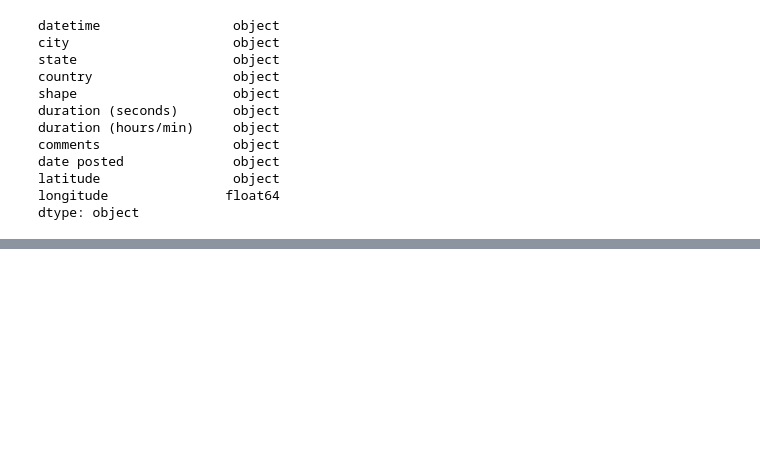
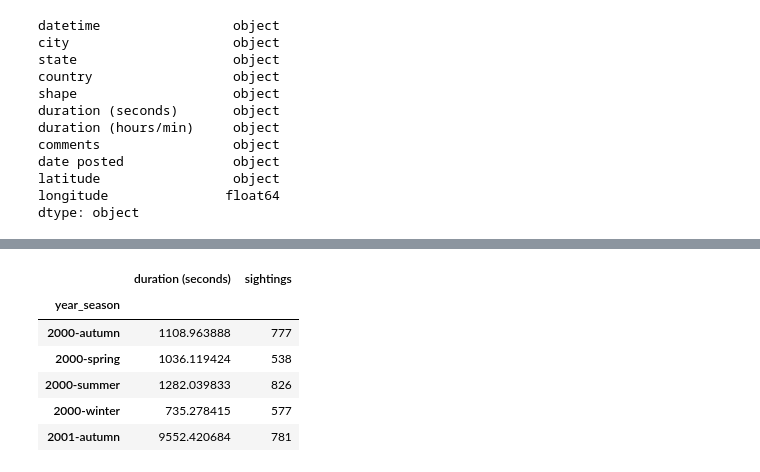
Before and after one commit to JPDZ67/alien, a Jupyter notebook: notebooks/JPDZ67_time_series.ipynb, the cells around one changed output, grey strips where cells are left out. Cells and saved outputs as stored; diff of their text form; code cells hidden in the pictures; blank space fills up the shorter version.

```diff
--- a/notebooks/JPDZ67_time_series.ipynb
+++ b/notebooks/JPDZ67_time_series.ipynb
@@ -87,0 +123,11 @@ Name: datetime, dtype: float64
+# %%
+data_stats_by_month_ = data_.groupby(by=['year_season']).agg({'duration (seconds)': 'mean', 'shape': 'count'})
+data_stats_by_month_.rename(columns={'shape':'sightings'},inplace=True); data_stats_by_month_.head()
+# %% [output]
+|  | duration (seconds) | sightings |
+| year_season |  |  |
+| 2000-autumn | 1108.963888 | 777 |
+| 2000-spring | 1036.119424 | 538 |
+| 2000-summer | 1282.039833 | 826 |
+| 2000-winter | 735.278415 | 577 |
+| 2001-autumn | 9552.420684 | 781 |
```
Also changed, not shown: parts of 17 cells of this notebook.
